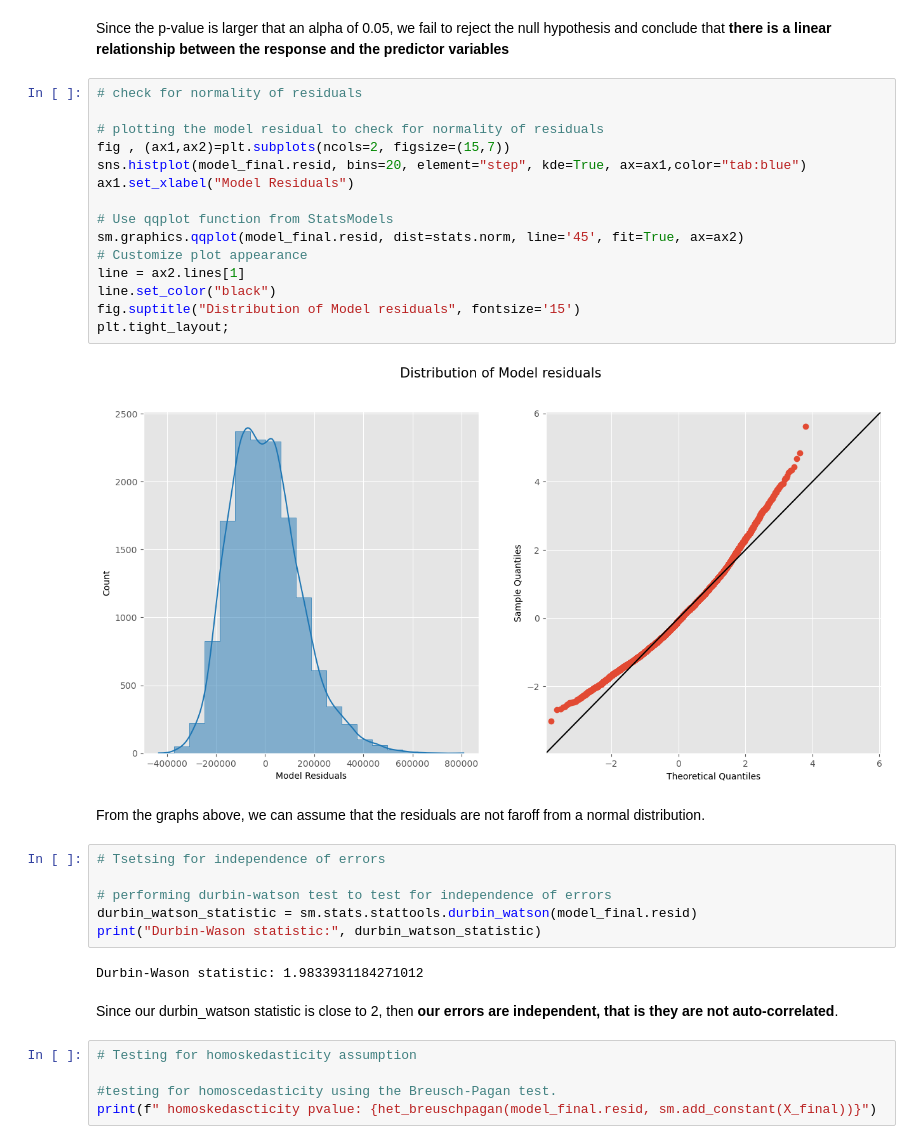
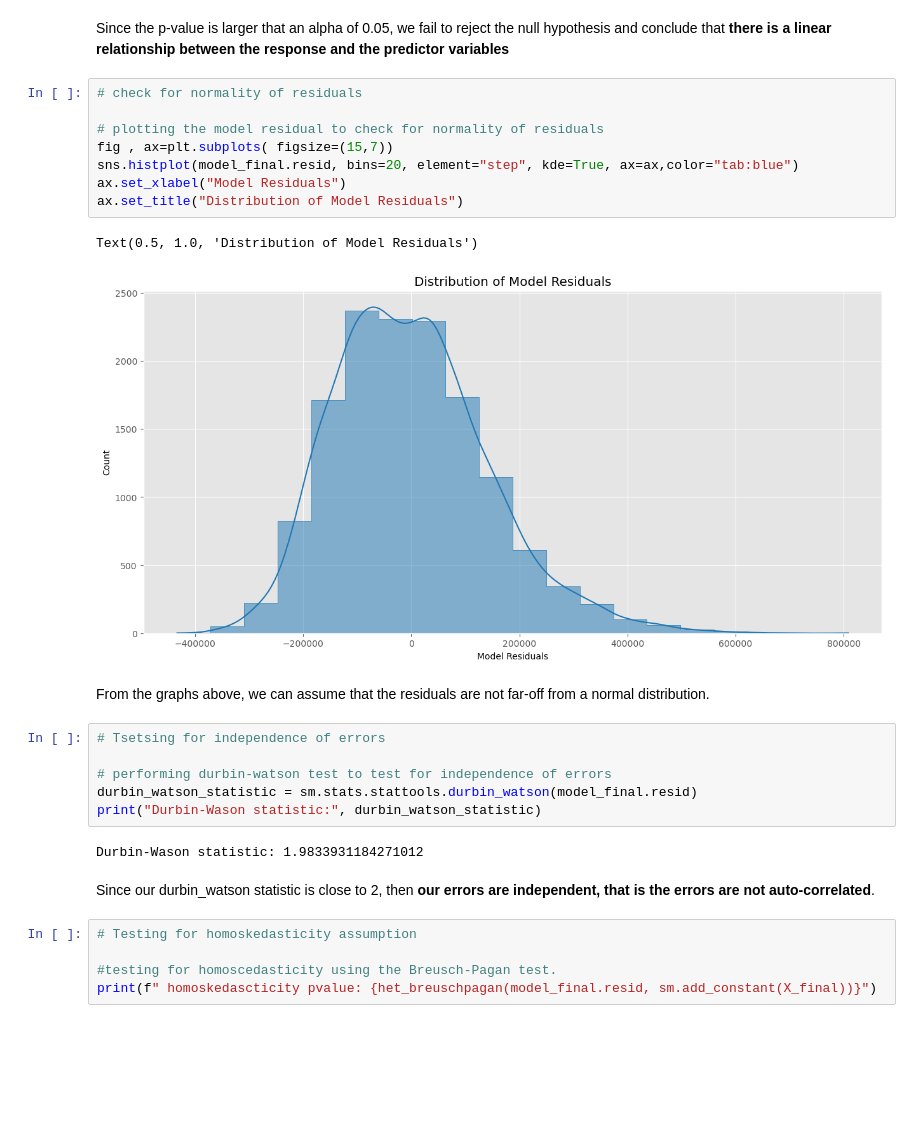
Before and after one commit to sha-ddie/Real-Estate-Analysis-Price-Prediction., a Jupyter notebook: student.ipynb, the cells around one changed output. Saved outputs shown, nothing was run; the diff lists cells and outputs as text; blank space fills up the shorter version.

```diff
--- a/student.ipynb
+++ b/student.ipynb
@@ -671,22 +671,16 @@ Since the p-value is larger that an alpha of 0.05, we fail to reject the null hy
 # %%
 # check for normality of residuals
 
 # plotting the model residual to check for normality of residuals
-fig , (ax1,ax2)=plt.subplots(ncols=2, figsize=(15,7))
-sns.histplot(model_final.resid, bins=20, element="step", kde=True, ax=ax1,color="tab:blue")
-ax1.set_xlabel("Model Residuals")
-
-# Use qqplot function from StatsModels
-sm.graphics.qqplot(model_final.resid, dist=stats.norm, line='45', fit=True, ax=ax2)
-# Customize plot appearance
-line = ax2.lines[1]
-line.set_color("black")
-fig.suptitle("Distribution of Model residuals", fontsize='15')
-plt.tight_layout;
+fig , ax=plt.subplots( figsize=(15,7))
+sns.histplot(model_final.resid, bins=20, element="step", kde=True, ax=ax,color="tab:blue")
+ax.set_xlabel("Model Residuals")
+ax.set_title("Distribution of Model Residuals")
 # %% [output]
+Text(0.5, 1.0, 'Distribution of Model Residuals')
-[figure, old version]
+[figure, new version]
 # %% [markdown]
-From the graphs above, we can assume that the residuals are not faroff from a normal distribution.
+From the graphs above, we can assume that the residuals are not far-off from a normal distribution.
 # %%
 # Tsetsing for independence of errors
 
@@ -696,7 +690,7 @@ print("Durbin-Wason statistic:", durbin_watson_statistic)
 # %% [output]
 Durbin-Wason statistic: 1.9833931184271012
 # %% [markdown]
-Since our durbin_watson statistic is close to 2, then  **our errors are independent, that is they are not auto-correlated**.
+Since our durbin_watson statistic is close to 2, then  **our errors are independent, that is the errors are not auto-correlated**.
 # %%
 # Testing for homoskedasticity assumption
 
```
Also changed, not shown: parts of 5 cells of this notebook.
